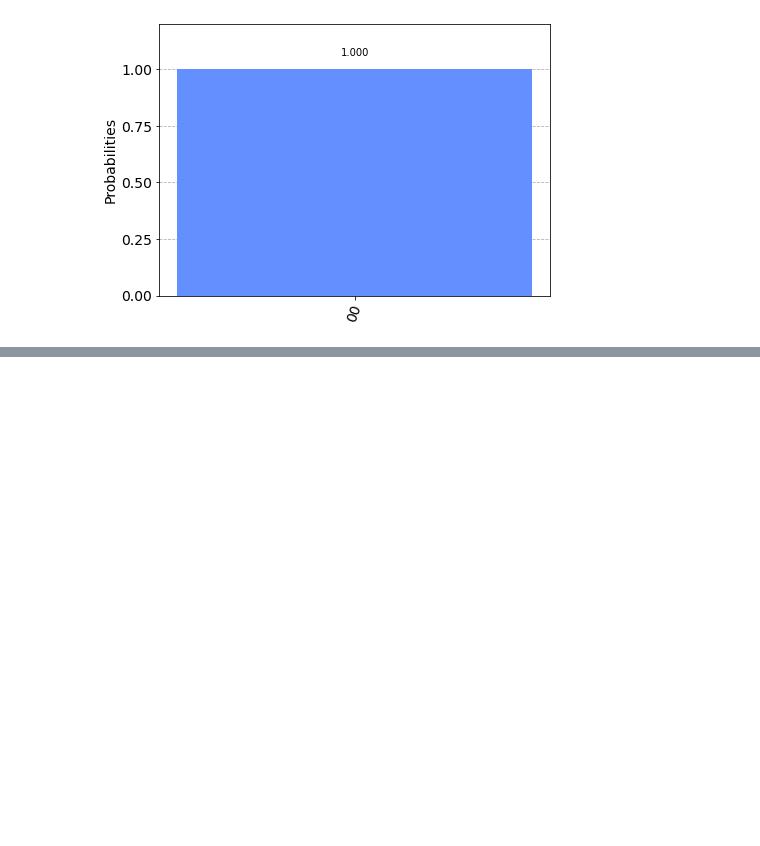
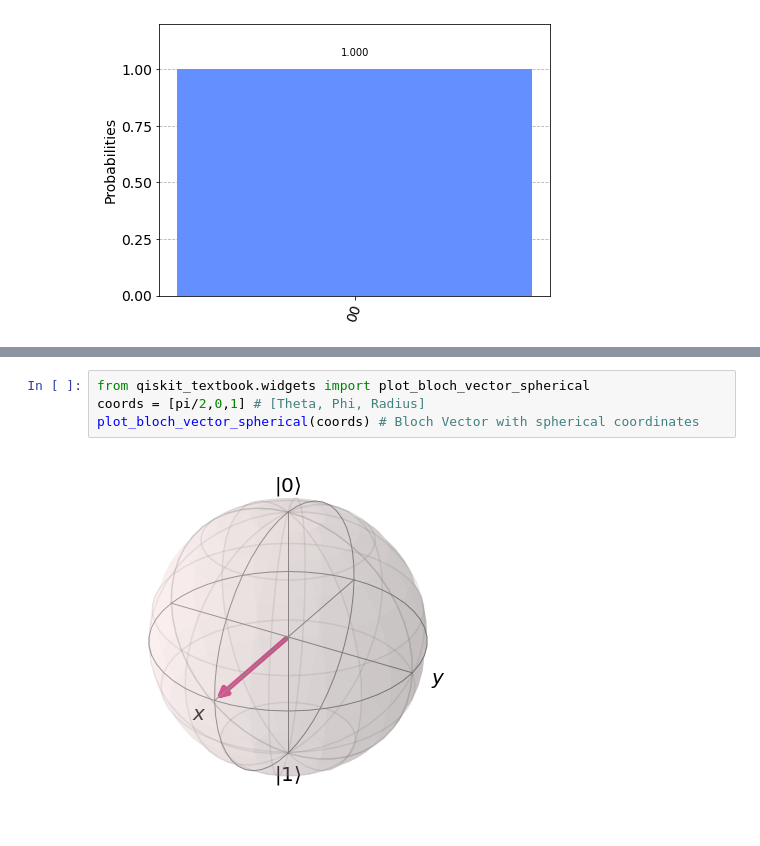
Before and after one commit to hstewari/Quantum-Computing, a Jupyter notebook: Qiskit_Learning.ipynb, the cells around one changed output, grey strips where cells are left out. Drawn from its saved outputs; the diff is of its cells as text; blank space fills up the shorter version.

```diff
--- a/Qiskit_Learning.ipynb
+++ b/Qiskit_Learning.ipynb
@@ -266,0 +386,6 @@ plot_histogram(counts)
+# %%
+from qiskit_textbook.widgets import plot_bloch_vector_spherical
+coords = [pi/2,0,1] # [Theta, Phi, Radius]
+plot_bloch_vector_spherical(coords) # Bloch Vector with spherical coordinates
+# %% [output]
+[figure, added]
```
Also changed, not shown: parts of 26 cells of this notebook.
